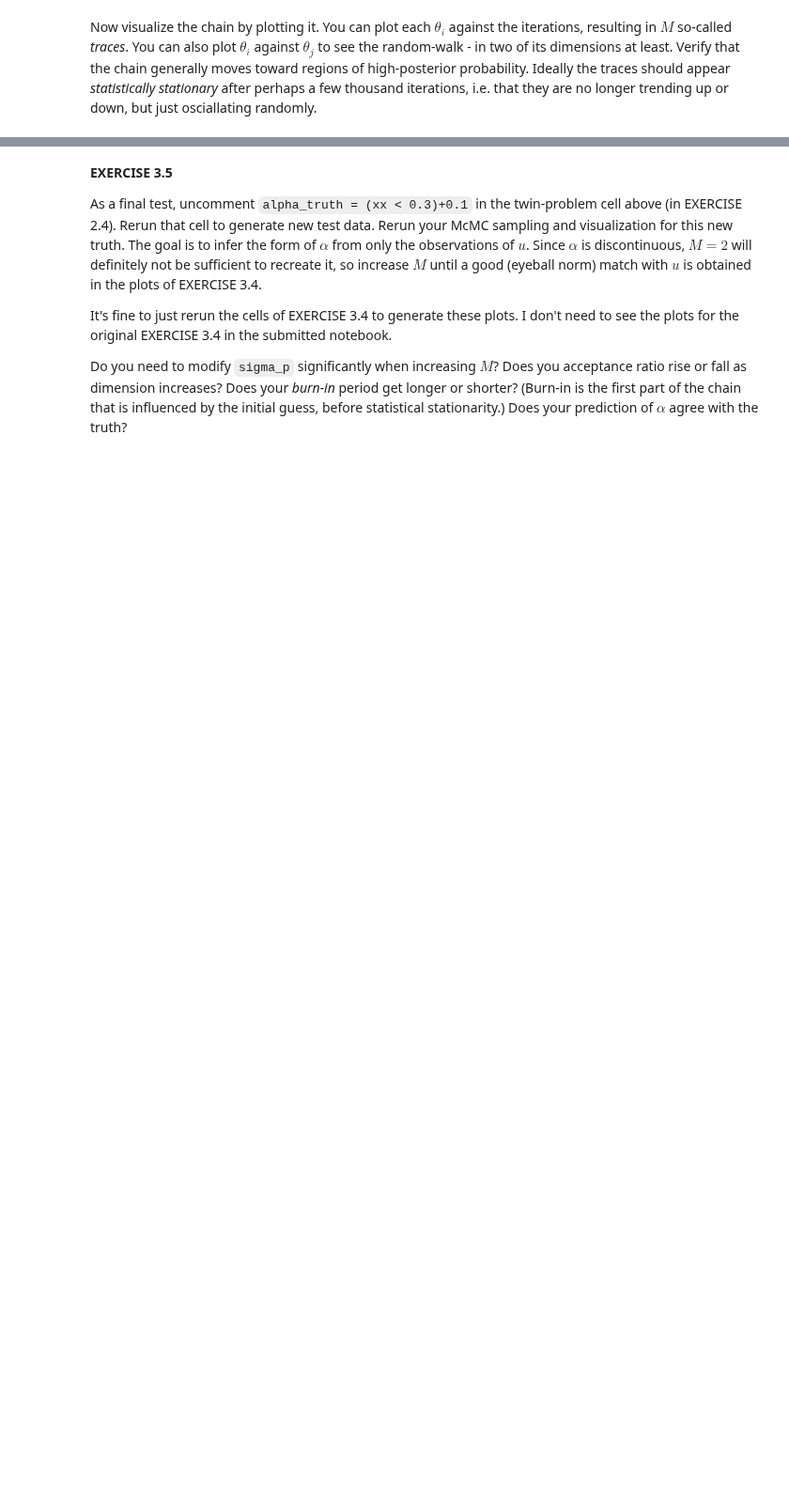
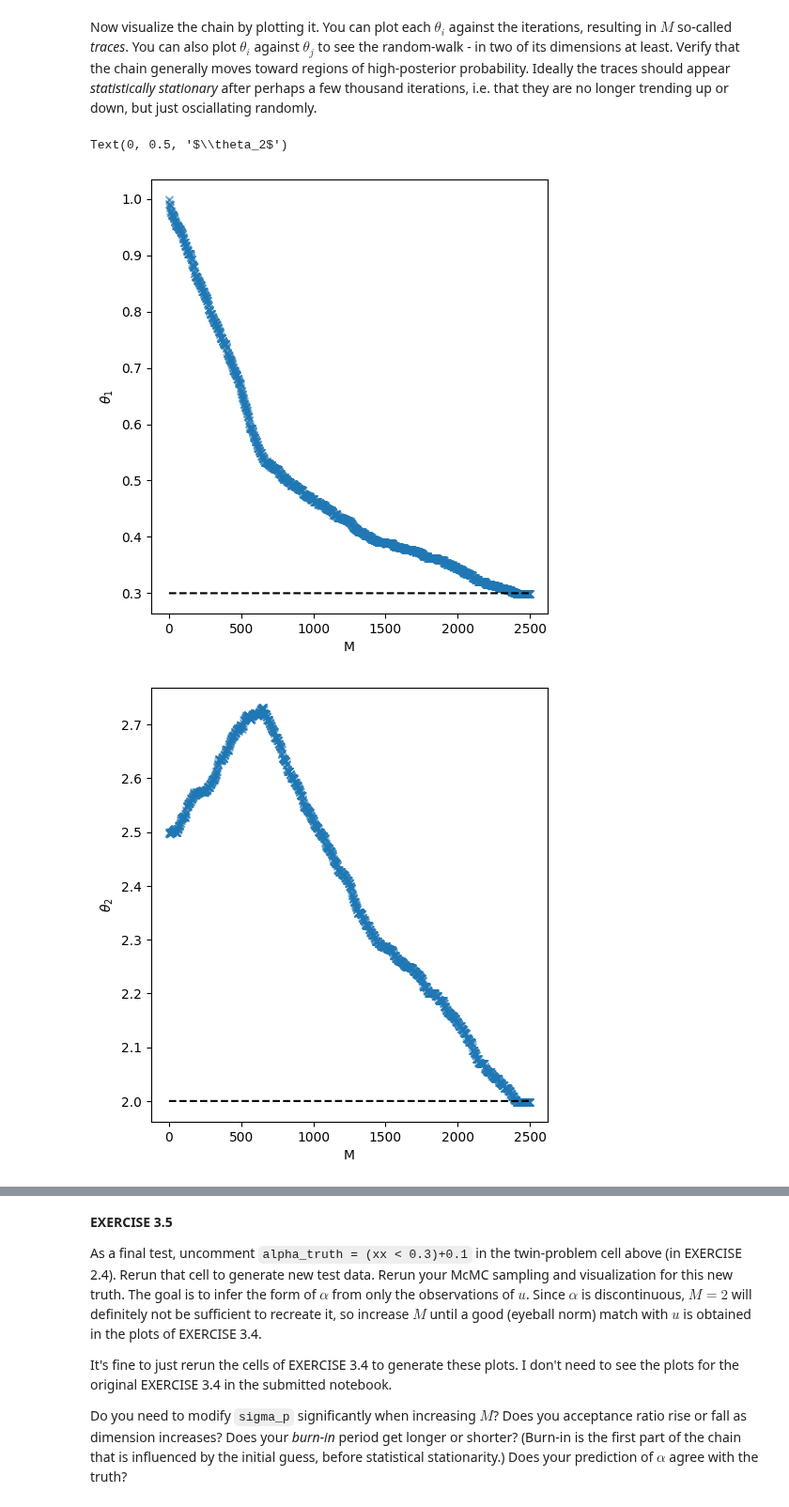
Before and after one commit to msahirs/CFD_IV, a Jupyter notebook: Tutorial3_sahir.ipynb, the cells around one changed output, grey strips where cells are left out. Shown at 94% size. Drawn from its saved outputs; the diff is of its cells as text; code cells hidden in the pictures; blank space fills up the shorter version.

```diff
--- a/Tutorial3_sahir.ipynb
+++ b/Tutorial3_sahir.ipynb
@@ -557,4 +599,22 @@ Apply McMC - this may take a while as `Nsample` Poisson solves must be computed.
 # %% [markdown]
 Now visualize the chain by plotting it.  You can plot each $\theta_i$ against the iterations, resulting in $M$ so-called *traces*.  You can also plot $\theta_i$ against $\theta_j$ to see the random-walk - in two of its dimensions at least.  Verify that the chain generally moves toward regions of high-posterior probability.  Ideally the traces should appear *statistically stationary* after perhaps a few thousand iterations, i.e. that they are no longer trending up or down, but just osciallating randomly.
+# %%
+# plot theta1 against N
+plt.figure(figsize=(12,6))
+plt.subplot(121)
+plt.plot(np.arange(1, N_samples+1), chain[:,0], '-x', alpha=0.5)
+plt.plot(np.arange(1, N_samples+1), np.ones(N_samples)*theta_truth[0], '--', color = 'black')  # True solution
+plt.xlabel(r'M'); plt.ylabel(r'$\theta_1$')
+
+# plot theta2 against N
+plt.figure(figsize=(12,6))
+plt.subplot(122)
+plt.plot(np.arange(1, N_samples+1), chain[:,1], '-x', alpha=0.5)
+plt.plot(np.arange(1, N_samples+1), np.ones(N_samples)*theta_truth[1], '--', color = 'black')  # True solution
+plt.xlabel(r'M'); plt.ylabel(r'$\theta_2$')
+# %% [output]
+Text(0, 0.5, '$\\theta_2$')
+[figure, added]
+[figure, added]
 # %% [markdown]
 Another way of visualizing the chain, is by visualizing the functions $\alpha$ and $u$ that result from samples in the chain $\theta^{(i)}$.  Plot 100 samples of $\alpha$ and $u$ against $x$ (on separate axes), and compare them with the true functions `u_truth` and `alpha_truth`.  Take every 10th sample from the *end* of the chain for this purpose (why?).  Verify that the corresponding $\alpha$ and $u$ agree with the truth.
```
Also changed, not shown: parts of 7 cells of this notebook, 1 other file.
